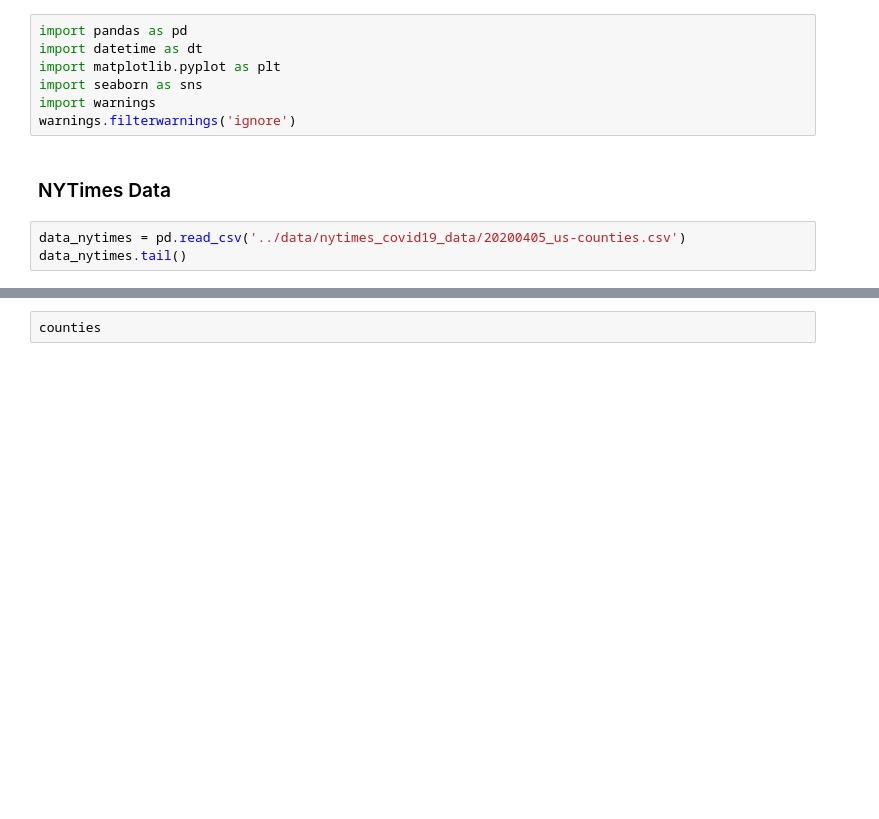
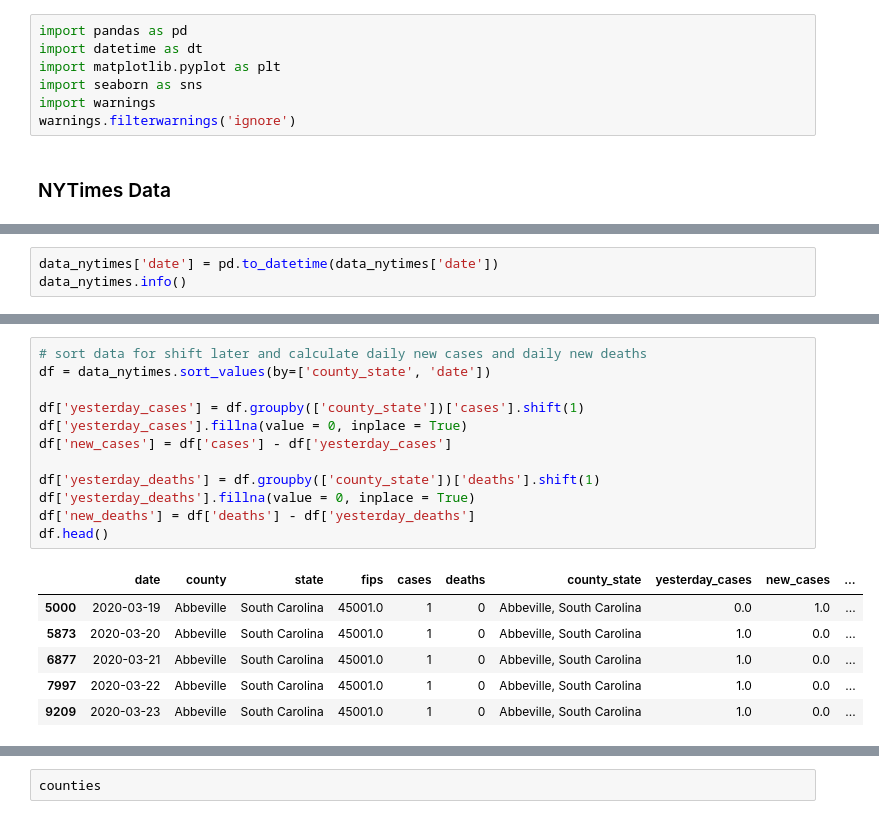
Before and after one commit to TianyuanCai/covid19, a Jupyter notebook: code/EDA.ipynb, the cells around one changed output, grey strips where cells are left out. Cells and saved outputs as stored; diff of their text form; blank space fills up the shorter version.

```diff
--- a/code/EDA.ipynb
+++ b/code/EDA.ipynb
@@ -7,6 +7,3 @@ import warnings
 warnings.filterwarnings('ignore')
 # %% [markdown]
 ### NYTimes Data
-# %%
-data_nytimes = pd.read_csv('../data/nytimes_covid19_data/20200405_us-counties.csv')
-data_nytimes.tail()
@@ -23,0 +28,3 @@ data_nytimes.shape
+# %%
+data_nytimes['date'] = pd.to_datetime(data_nytimes['date'])
+data_nytimes.info()
@@ -23,0 +55,19 @@ data_nytimes.shape
+# %%
+# sort data for shift later and calculate daily new cases and daily new deaths
+df = data_nytimes.sort_values(by=['county_state', 'date'])
+
+df['yesterday_cases'] = df.groupby(['county_state'])['cases'].shift(1)
+df['yesterday_cases'].fillna(value = 0, inplace = True)
+df['new_cases'] = df['cases'] - df['yesterday_cases']
+
+df['yesterday_deaths'] = df.groupby(['county_state'])['deaths'].shift(1)
+df['yesterday_deaths'].fillna(value = 0, inplace = True)
+df['new_deaths'] = df['deaths'] - df['yesterday_deaths']
+df.head()
+# %% [output]
+|  | date | county | state | fips | cases | deaths | county_state | yesterday_cases | new_cases | ... |
+| 5000 | 2020-03-19 | Abbeville | South Carolina | 45001.0 | 1 | 0 | Abbeville, South Carolina | 0.0 | 1.0 | ... |
+| 5873 | 2020-03-20 | Abbeville | South Carolina | 45001.0 | 1 | 0 | Abbeville, South Carolina | 1.0 | 0.0 | ... |
+| 6877 | 2020-03-21 | Abbeville | South Carolina | 45001.0 | 1 | 0 | Abbeville, South Carolina | 1.0 | 0.0 | ... |
+| 7997 | 2020-03-22 | Abbeville | South Carolina | 45001.0 | 1 | 0 | Abbeville, South Carolina | 1.0 | 0.0 | ... |
+| 9209 | 2020-03-23 | Abbeville | South Carolina | 45001.0 | 1 | 0 | Abbeville, South Carolina | 1.0 | 0.0 | ... |
```
Also changed, not shown: parts of 23 cells of this notebook.
